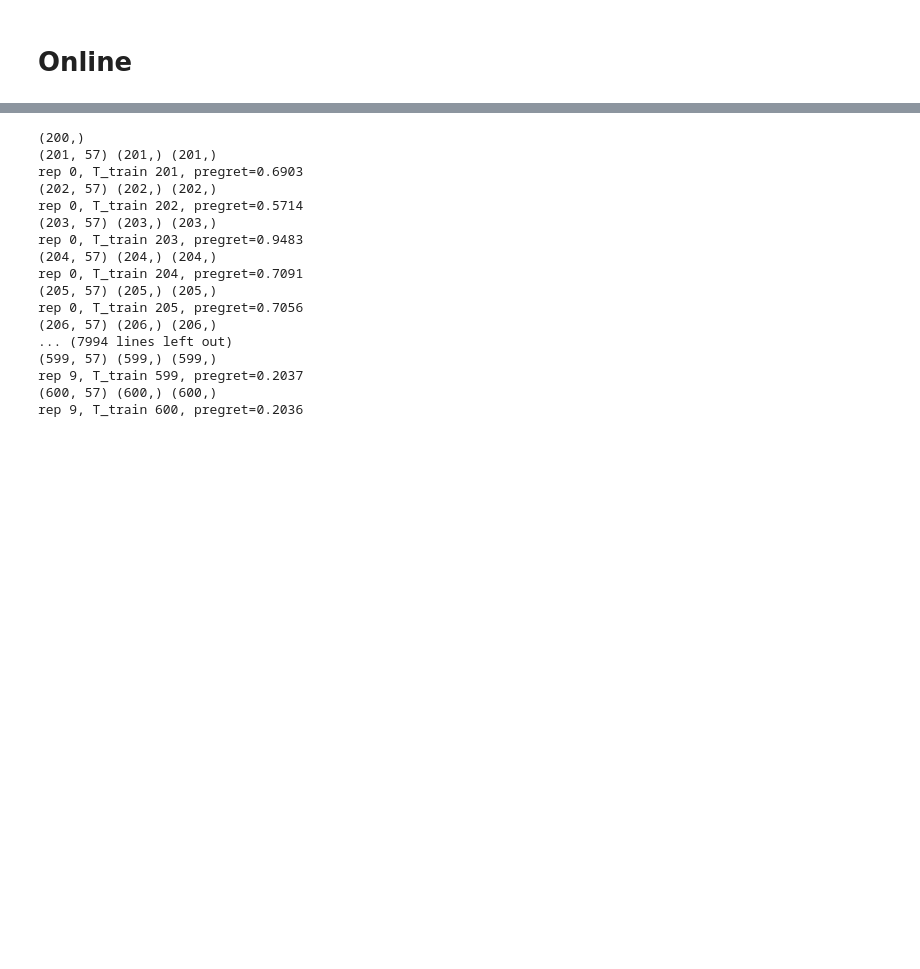
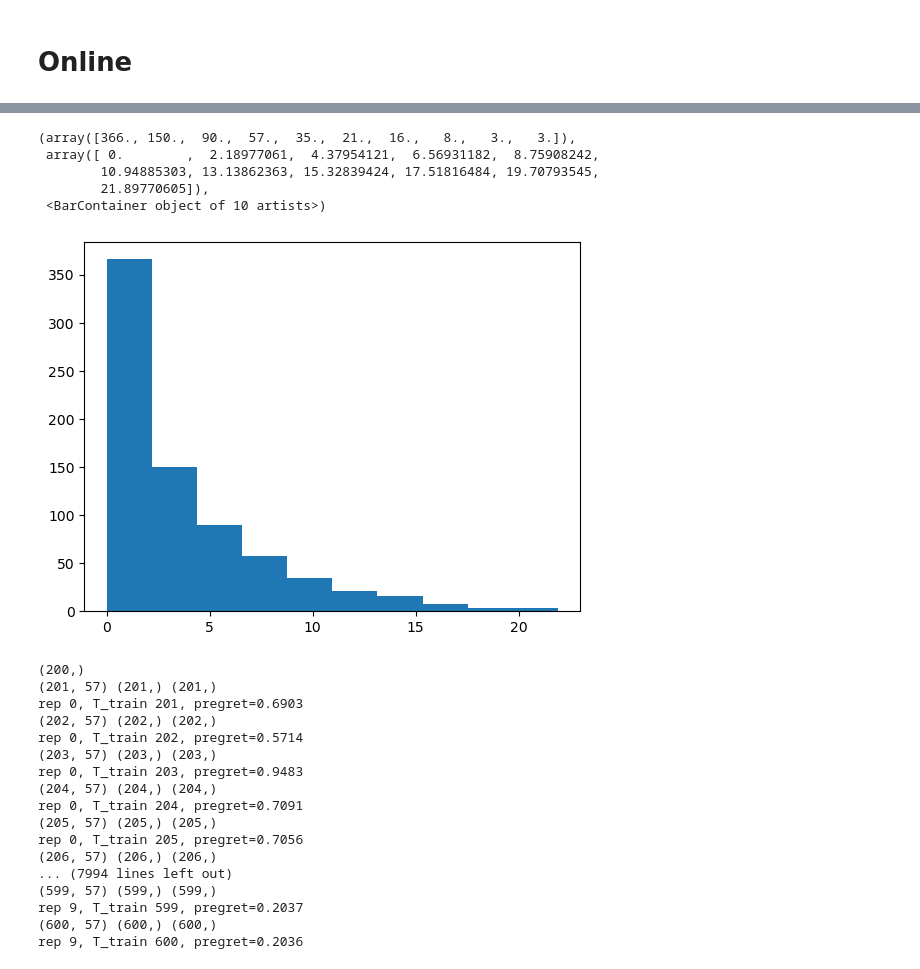
Before and after one commit to neurodata/ProspectiveForaging, a Jupyter notebook: notebooks/online_PVAFM_NN.ipynb, the cells around one changed output, grey strips where cells are left out. Saved outputs shown, nothing was run; the diff lists cells and outputs as text; code cells hidden in the pictures; blank space fills up the shorter version.

```diff
--- a/notebooks/online_PVAFM_NN.ipynb
+++ b/notebooks/online_PVAFM_NN.ipynb
@@ -333,12 +729,17 @@ for rep in range(1):
         mlp_action = train_model(X_train, Y_train_action,hidden = (128,128),lr = 1e-2,epochs = epochs)
 
         Y_train_value = prewards[:T]
-        # is_pos = (Y_train_value > threshold).astype(int)
+        is_pos = (Y_train_value > threshold).astype(int)
         # pos = is_pos.sum()
         # neg = len(Y_train_value) - pos
         # w = np.where(Y_train_value > threshold, (neg / max(pos,1)), 1.0)
-        mlp_val = train_model(X_train, Y_train_value,hidden = (512,256),lr = 3e-3,epochs = epochs)
-        print(Y_train_value.shape)
+        print(is_pos)
+
+        train_idx, valid_idx= train_test_split(
+        np.arange(len(targets)),
+        test_size=0.2,
+        shuffle=True,
+        stratify=targets)
 
         PREGRET = []
         current_state = states[T,0]
@@ -401,3 +821,12 @@ KeyboardInterrupt:
+# %%
+plt.hist(Y_train_value)
+# %% [output]
+(array([366., 150.,  90.,  57.,  35.,  21.,  16.,   8.,   3.,   3.]),
+ array([ 0.        ,  2.18977061,  4.37954121,  6.56931182,  8.75908242,
+        10.94885303, 13.13862363, 15.32839424, 17.51816484, 19.70793545,
+        21.89770605]),
+ <BarContainer object of 10 artists>)
+[figure, added]
 # %%
 T = 200
 gamma = 0.5
```
Also changed, not shown: parts of 11 cells of this notebook, 42 other files.
